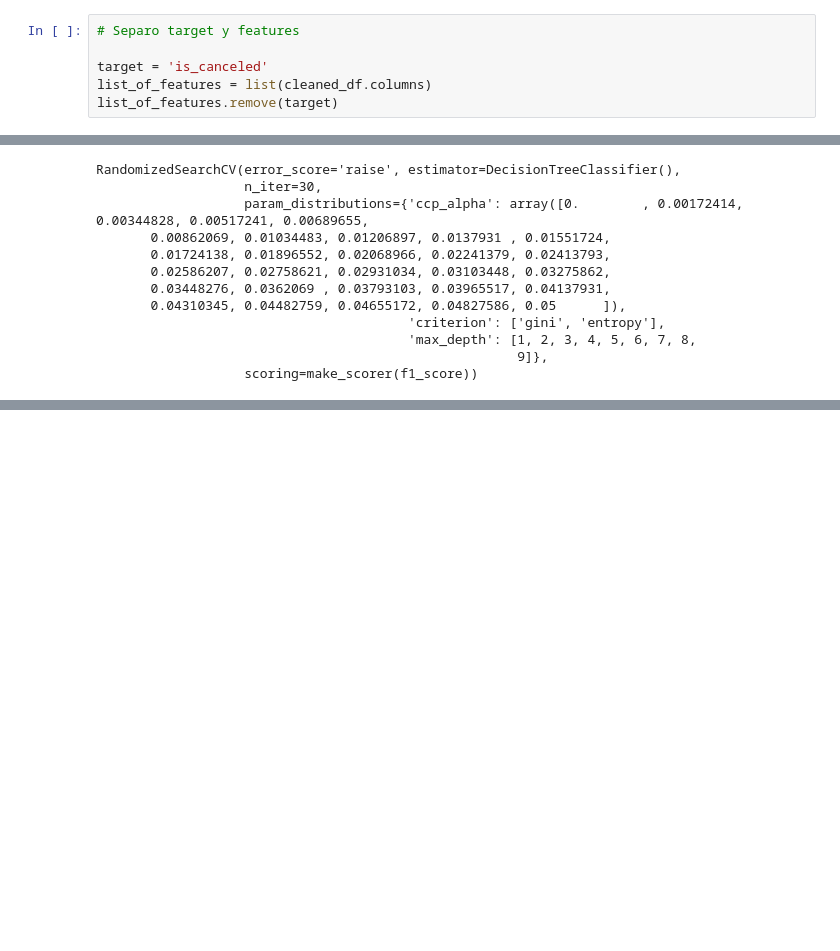
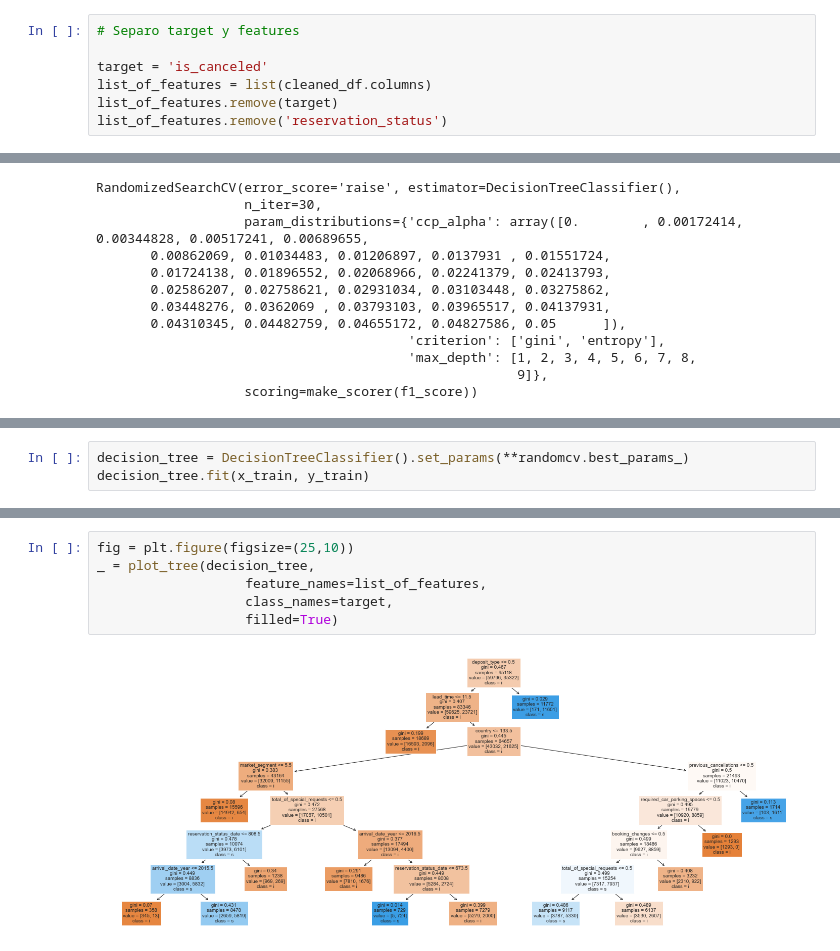
Before and after one commit to gabrielPeraltaM/datos-tp2, a Jupyter notebook: parte2.ipynb, the cells around one changed output, grey strips where cells are left out. Saved outputs shown, nothing was run; the diff lists cells and outputs as text; blank space fills up the shorter version.

```diff
--- a/parte2.ipynb
+++ b/parte2.ipynb
@@ -344,6 +345,7 @@ dtype: object
 target = 'is_canceled'
 list_of_features = list(cleaned_df.columns)
 list_of_features.remove(target)
+list_of_features.remove('reservation_status')
 # %%
 # Separo dataset en dataset de prueba y entrenamiento
 
@@ -392,0 +404,3 @@ reservation_status:1.0
+# %%
+decision_tree = DecisionTreeClassifier().set_params(**randomcv.best_params_)
+decision_tree.fit(x_train, y_train)
@@ -392,0 +425,8 @@ reservation_status:1.0
+# %%
+fig = plt.figure(figsize=(25,10))
+_ = plot_tree(decision_tree,
+                   feature_names=list_of_features,
+                   class_names=target,
+                   filled=True)
+# %% [output]
+[figure, added]
```
Also changed, not shown: parts of 5 cells of this notebook.
